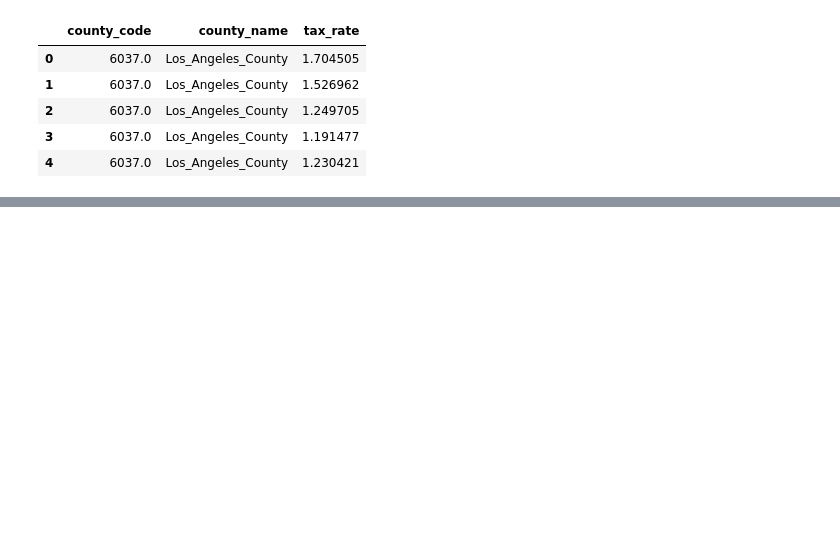
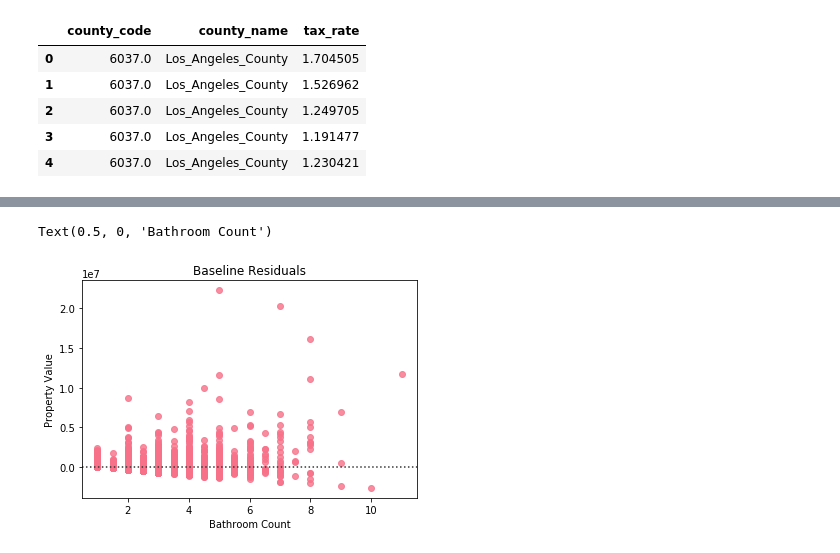
Before and after one commit to Tim-Sotirhos/zillow_project, a Jupyter notebook: zillow_project.ipynb, the cells around one changed output, grey strips where cells are left out. Cells and saved outputs as stored; diff of their text form; code cells hidden in the pictures; blank space fills up the shorter version.

```diff
--- a/zillow_project.ipynb
+++ b/zillow_project.ipynb
@@ -107,0 +212,8 @@ plt.show()
+# %%
+sns.residplot(train.bathroom_count, train.property_value)
+plt.title(r'Baseline Residuals', fontsize=12, color='black')
+plt.ylabel(r'Property Value')
+plt.xlabel('Bathroom Count')
+# %% [output]
+Text(0.5, 0, 'Bathroom Count')
+[figure, added]
```
Also changed, not shown: parts of 43 cells of this notebook, 3 other files.
